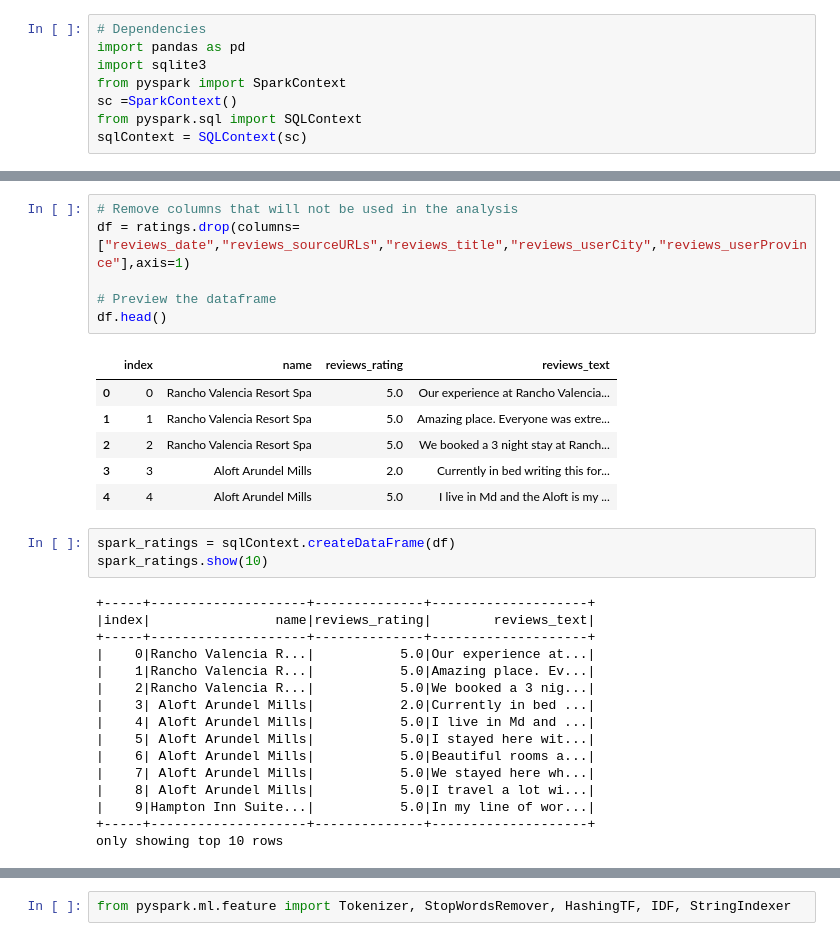
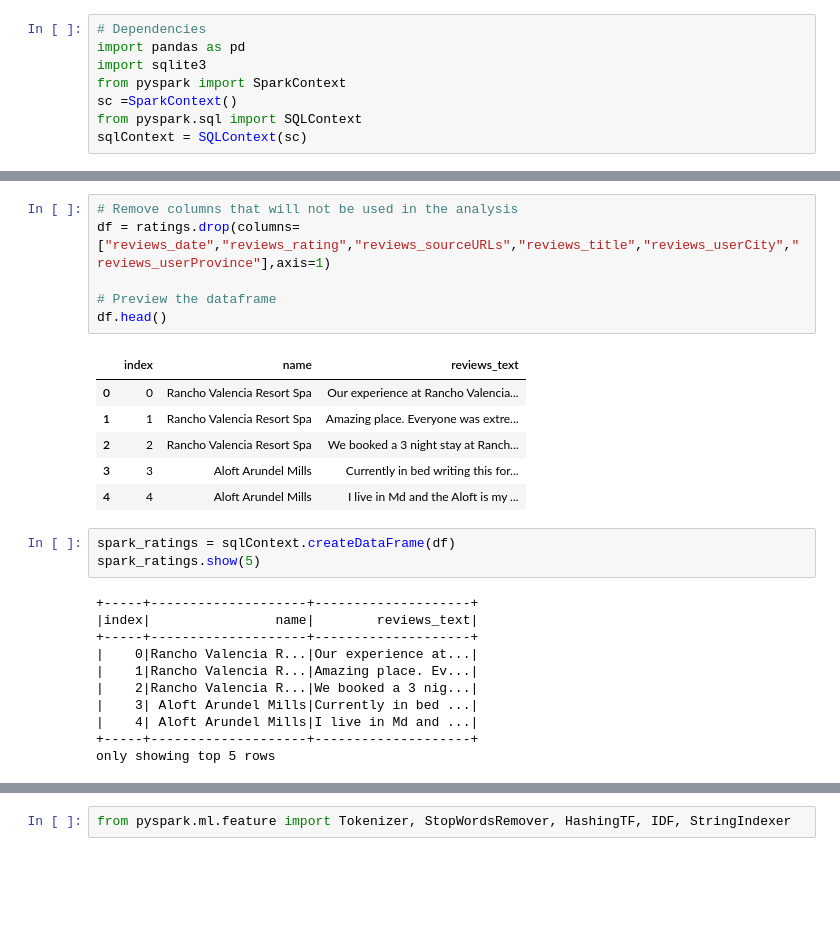
Before and after one commit to janelcv/Hotel_Rating_Analysis, a Jupyter notebook: Hotel_Ratings_Analysis-04.ipynb, the cells around one changed output, grey strips where cells are left out. Cells and saved outputs as stored; diff of their text form; blank space fills up the shorter version.

```diff
--- a/Hotel_Ratings_Analysis-04.ipynb
+++ b/Hotel_Ratings_Analysis-04.ipynb
@@ -25,36 +25,31 @@ ratings.head()
 | 4 | 4 | Aloft Arundel Mills | 2016-07-09T00:00:00Z | 5.0 | www.tripadvisor.com | I live in Md and the Aloft is my ... | ALWAYS GREAT STAY... | ... |
 # %%
 # Remove columns that will not be used in the analysis
-df = ratings.drop(columns=["reviews_date","reviews_sourceURLs","reviews_title","reviews_userCity","reviews_userProvince"],axis=1)
+df = ratings.drop(columns=["reviews_date","reviews_rating","reviews_sourceURLs","reviews_title","reviews_userCity","reviews_userProvince"],axis=1)
 
 # Preview the dataframe
 df.head()
 # %% [output]
-|  | index | name | reviews_rating | reviews_text |
-| 0 | 0 | Rancho Valencia Resort Spa | 5.0 | Our experience at Rancho Valencia... |
-| 1 | 1 | Rancho Valencia Resort Spa | 5.0 | Amazing place. Everyone was extre... |
-| 2 | 2 | Rancho Valencia Resort Spa | 5.0 | We booked a 3 night stay at Ranch... |
-| 3 | 3 | Aloft Arundel Mills | 2.0 | Currently in bed writing this for... |
-| 4 | 4 | Aloft Arundel Mills | 5.0 | I live in Md and the Aloft is my ... |
+|  | index | name | reviews_text |
+| 0 | 0 | Rancho Valencia Resort Spa | Our experience at Rancho Valencia... |
+| 1 | 1 | Rancho Valencia Resort Spa | Amazing place. Everyone was extre... |
+| 2 | 2 | Rancho Valencia Resort Spa | We booked a 3 night stay at Ranch... |
+| 3 | 3 | Aloft Arundel Mills | Currently in bed writing this for... |
+| 4 | 4 | Aloft Arundel Mills | I live in Md and the Aloft is my ... |
 # %%
 spark_ratings = sqlContext.createDataFrame(df)
-spark_ratings.show(10)
+spark_ratings.show(5)
 # %% [output]
-+-----+--------------------+--------------+--------------------+
-|index|                name|reviews_rating|        reviews_text|
-+-----+--------------------+--------------+--------------------+
-|    0|Rancho Valencia R...|           5.0|Our experience at...|
-|    1|Rancho Valencia R...|           5.0|Amazing place. Ev...|
-|    2|Rancho Valencia R...|           5.0|We booked a 3 nig...|
-|    3| Aloft Arundel Mills|           2.0|Currently in bed ...|
-|    4| Aloft Arundel Mills|           5.0|I live in Md and ...|
-|    5| Aloft Arundel Mills|           5.0|I stayed here wit...|
-|    6| Aloft Arundel Mills|           5.0|Beautiful rooms a...|
-|    7| Aloft Arundel Mills|           5.0|We stayed here wh...|
-|    8| Aloft Arundel Mills|           5.0|I travel a lot wi...|
-|    9|Hampton Inn Suite...|           5.0|In my line of wor...|
-+-----+--------------------+--------------+--------------------+
-only showing top 10 rows
++-----+--------------------+--------------------+
+|index|                name|        reviews_text|
++-----+--------------------+--------------------+
+|    0|Rancho Valencia R...|Our experience at...|
+|    1|Rancho Valencia R...|Amazing place. Ev...|
+|    2|Rancho Valencia R...|We booked a 3 nig...|
+|    3| Aloft Arundel Mills|Currently in bed ...|
+|    4| Aloft Arundel Mills|I live in Md and ...|
++-----+--------------------+--------------------+
+only showing top 5 rows
 # %%
 from pyspark.sql.functions import length
 data = spark_ratings.withColumn('length', length(spark_ratings['reviews_text']))
```
Also changed, not shown: parts of 9 cells of this notebook.
